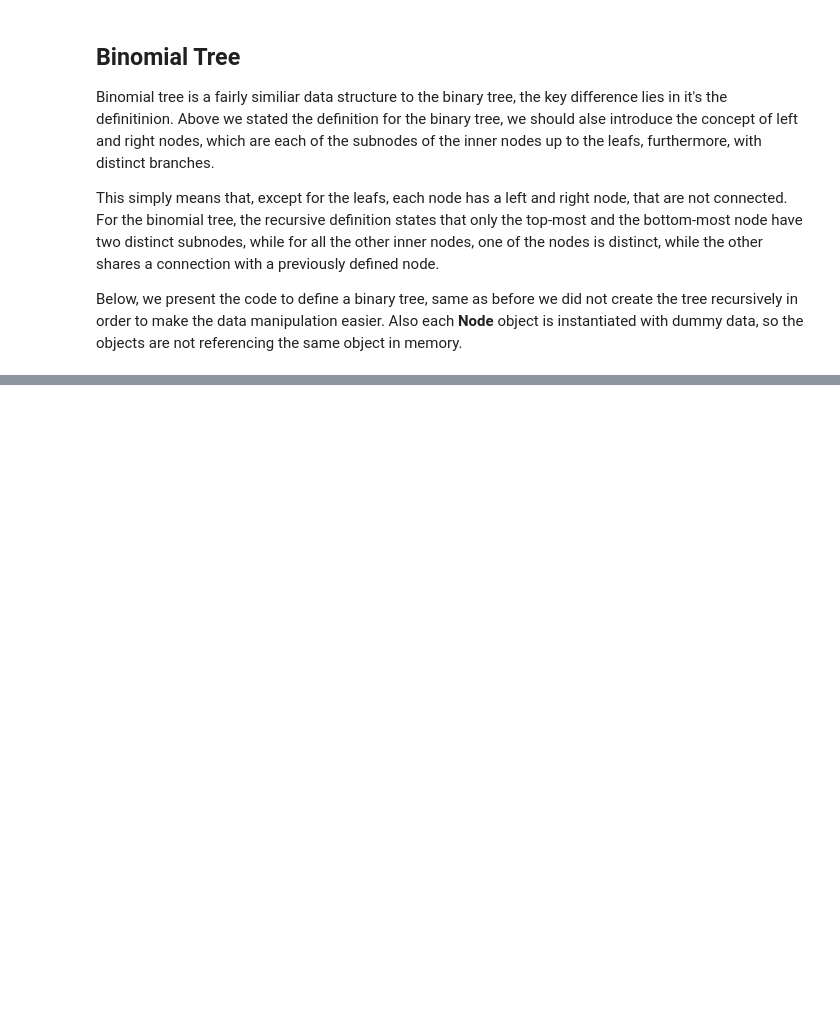
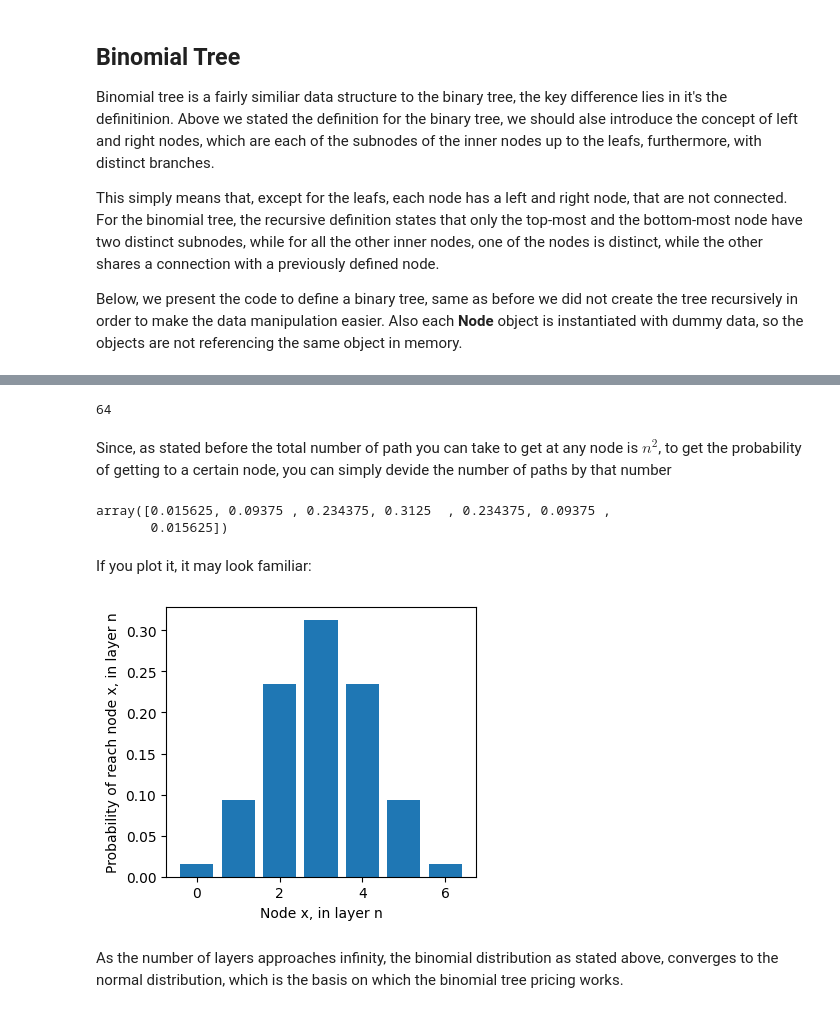
Before and after one commit to SmajlovicEmir/Binomial-ML-probabilities, a Jupyter notebook: Binomial Data Structure.ipynb, the cells around one changed output, grey strips where cells are left out. Drawn from its saved outputs; the diff is of its cells as text; code cells hidden in the pictures; blank space fills up the shorter version.

```diff
--- a/Binomial Data Structure.ipynb
+++ b/Binomial Data Structure.ipynb
@@ -110,0 +232,25 @@ class BinomialTree(BinaryTree):
+# %%
+n = 6
+possible_paths = np.array([binom(n, x) for x in range(n + 1)], dtype=int)
+np.sum(possible_paths)
+# %% [output]
+64
+# %% [markdown]
+Since, as stated before the total number of path you can take to get at any node is $n^2$, to get the probability of getting to a certain node, you can simply devide the number of paths by that number
+# %%
+bin_distribution = possible_paths / 2**n
+bin_distribution
+# %% [output]
+array([0.015625, 0.09375 , 0.234375, 0.3125  , 0.234375, 0.09375 ,
+       0.015625])
+# %% [markdown]
+If you plot it, it may look familiar:
+# %%
+plt.bar(np.arange(n + 1), bin_distribution)
+plt.ylabel("Probability of reach node x, in layer n")
+plt.xlabel("Node x, in layer n");
+plt.rcParams['figure.figsize'] = [4, 3.5]
+# %% [output]
+[figure, added]
+# %% [markdown]
+As the number of layers approaches infinity, the binomial distribution as stated above, converges to the normal distribution, which is the basis on which the binomial tree pricing works.
```
Also changed, not shown: parts of 7 cells of this notebook, 3 other files.
